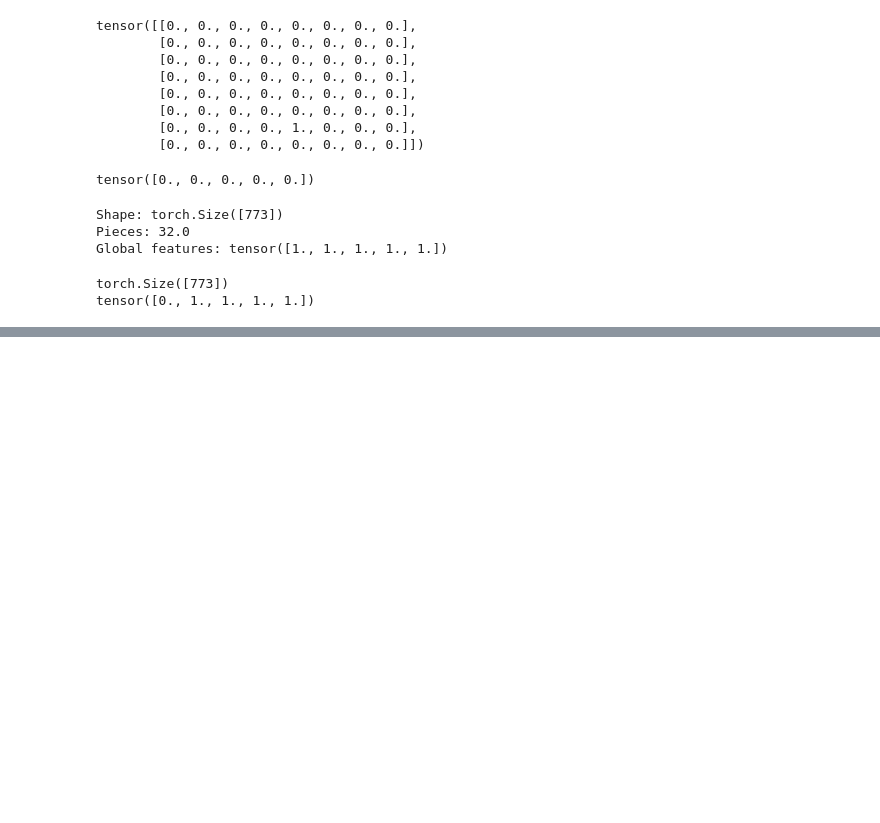
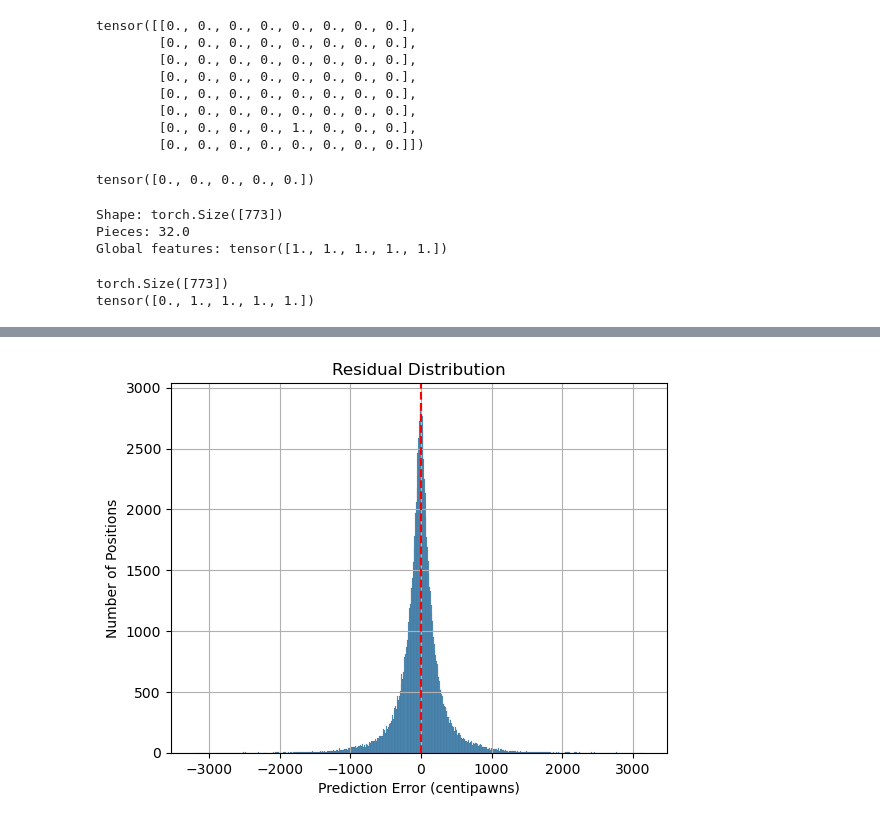
Before and after one commit to ArsalanTahirr/NeuraChess, a Jupyter notebook: notebooks/01_neural_experiments.ipynb, the cells around one changed output, grey strips where cells are left out. Drawn from its saved outputs; the diff is of its cells as text; code cells hidden in the pictures; blank space fills up the shorter version.

```diff
--- a/notebooks/01_neural_experiments.ipynb
+++ b/notebooks/01_neural_experiments.ipynb
@@ -98,0 +439,15 @@ tensor([0., 1., 1., 1., 1.])
+# %%
+import seaborn as sns
+
+errors = (predictions - actuals) * 100
+
+sns.histplot(errors)
+plt.axvline(0, color="red", linestyle="--")
+
+plt.xlabel("Prediction Error (centipawns)")
+plt.ylabel("Number of Positions")
+plt.title("Residual Distribution")
+plt.grid()
+plt.show()
+# %% [output]
+[figure, added]
```
Also changed, not shown: parts of 15 cells of this notebook, 1 other file.
